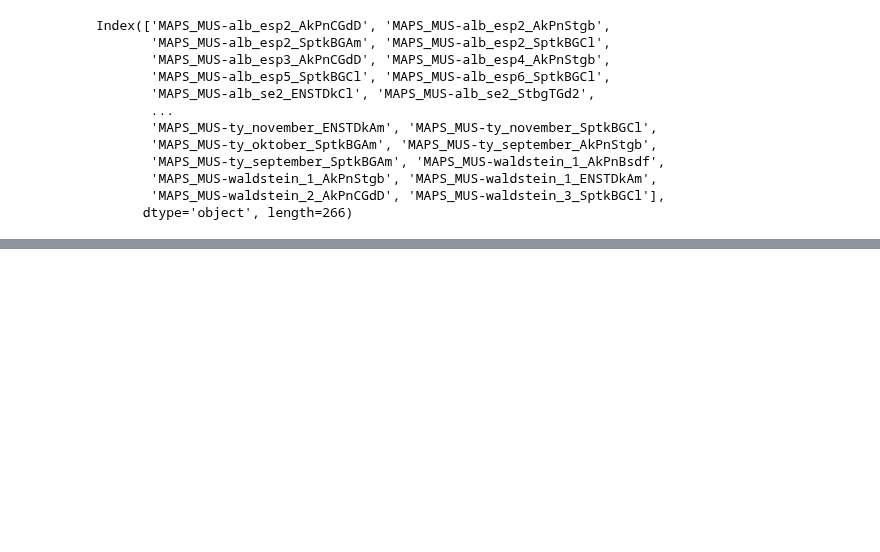
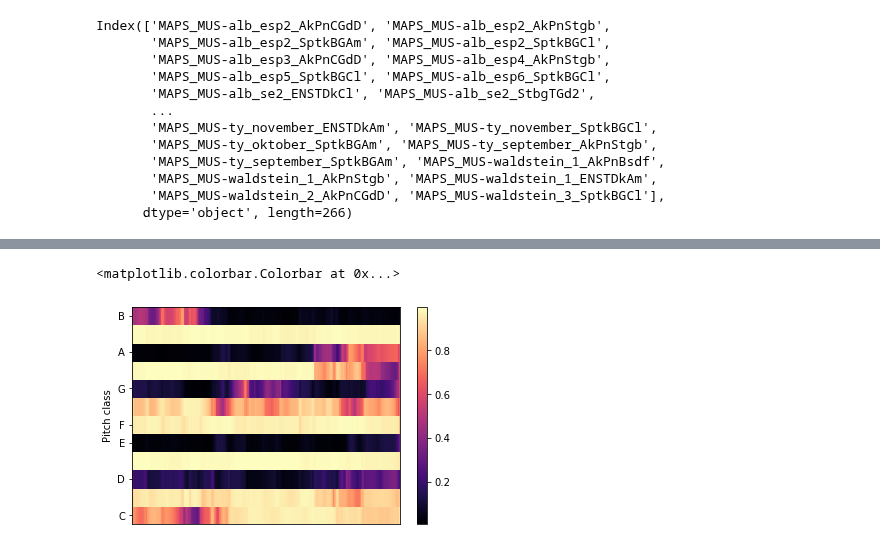
Before and after one commit to tomxi/crema, a Jupyter notebook: training/keys/03_madmom_test.ipynb, the cells around one changed output, grey strips where cells are left out. Drawn from its saved outputs; the diff is of its cells as text; code cells hidden in the pictures; blank space fills up the shorter version.

```diff
--- a/training/keys/03_madmom_test.ipynb
+++ b/training/keys/03_madmom_test.ipynb
@@ -230,0 +316,3 @@ amaps_result
+# %%
+gs_output = cka_gs.model.outputs(filename=aud_path)
+gs_aug_output = cka_gs_aug.model.outputs(filename=aud_path)
@@ -230,0 +341,6 @@ amaps_result
+# %%
+librosa.display.specshow(gs_aug_output['key_profile'].T, y_axis='chroma')
+plt.colorbar()
+# %% [output]
+<matplotlib.colorbar.Colorbar at 0x...>
+[figure, added]
```
Also changed, not shown: parts of 26 cells of this notebook.
